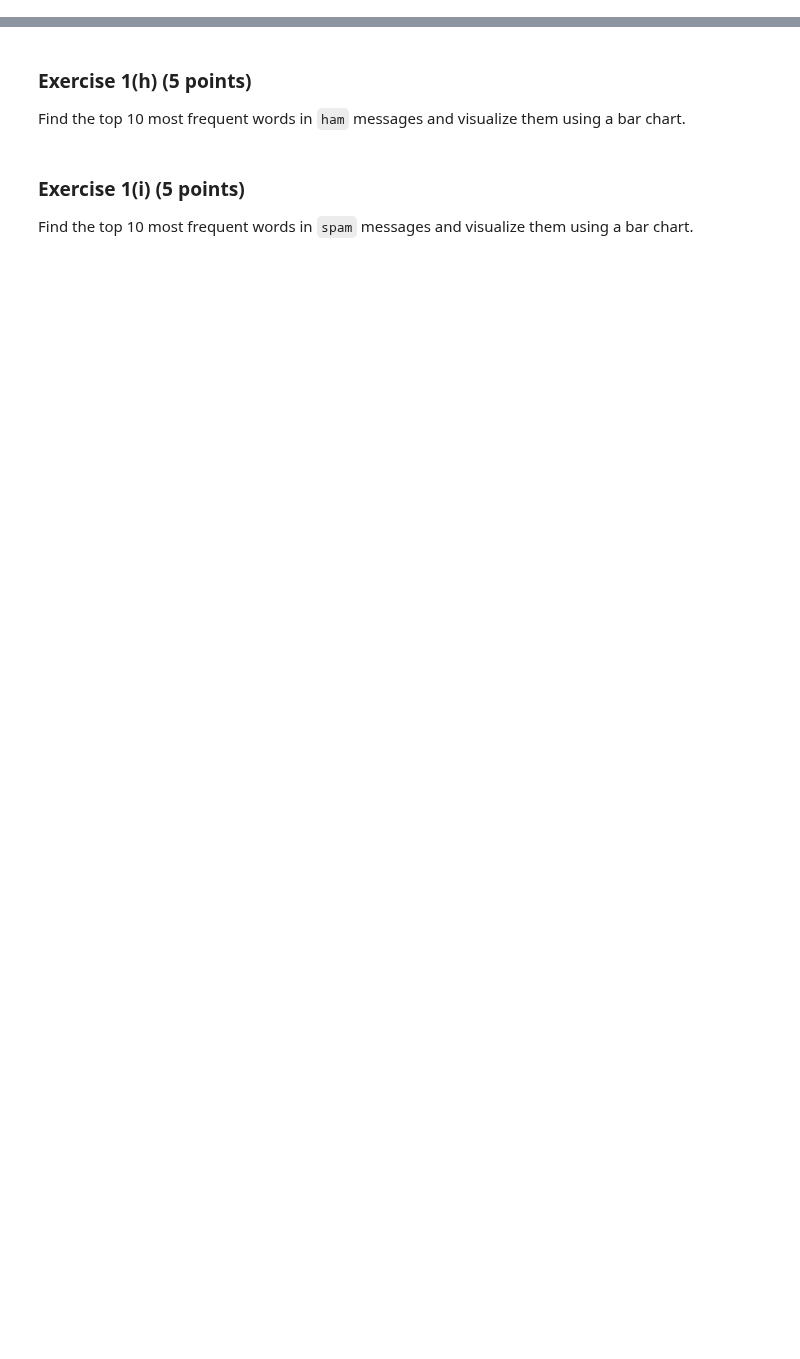
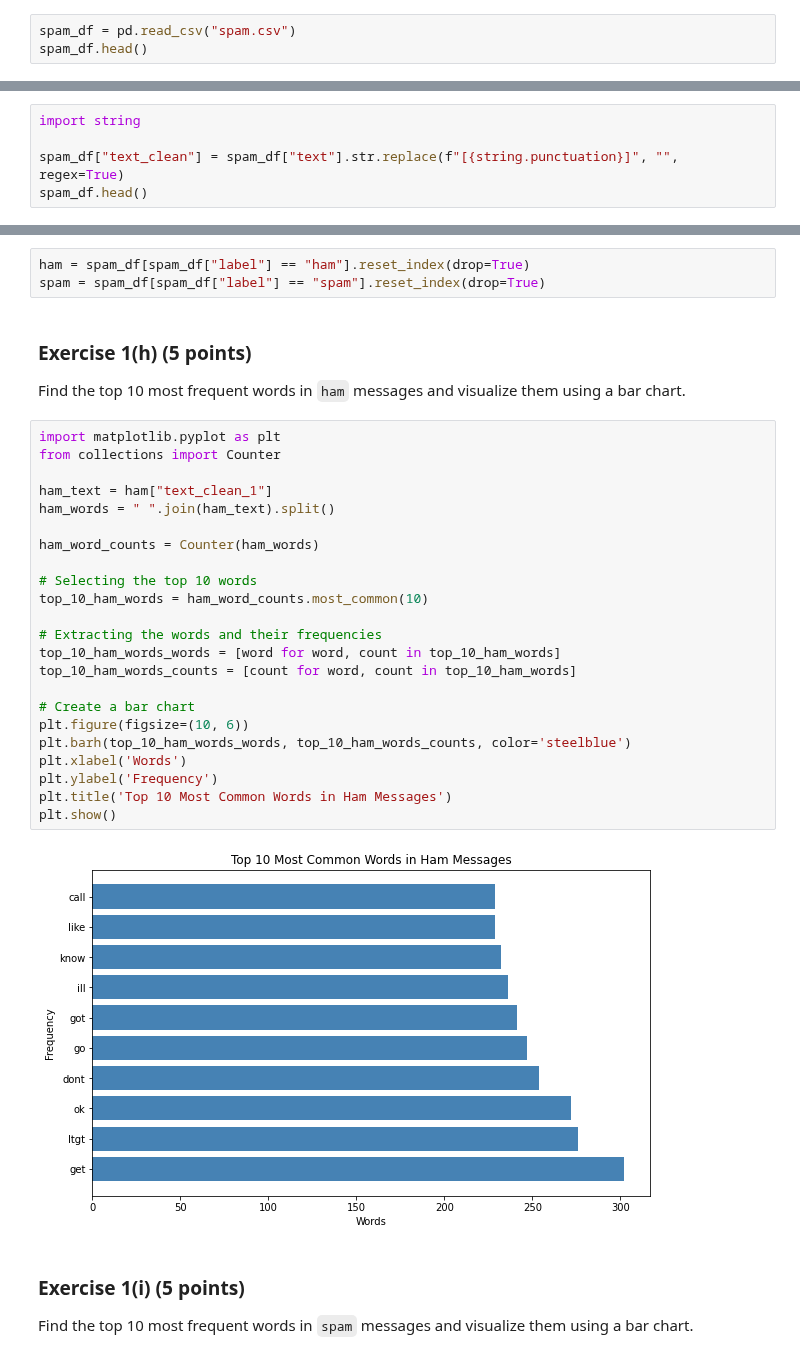
Before and after one commit to Guigoedert77/Data-549-in-Class, a Jupyter notebook: In_Class_4.ipynb, the cells around one changed output, grey strips where cells are left out. Saved outputs shown, nothing was run; the diff lists cells and outputs as text; blank space fills up the shorter version.

```diff
--- a/In_Class_4.ipynb
+++ b/In_Class_4.ipynb
@@ -10,3 +13,6 @@ Load the `pandas` and `numpy` libraries.
 ### Exercise 1(b) (2 points)
 
 Read the `csv` file and create a data-frame called `spam_df`.
+# %%
+spam_df = pd.read_csv("spam.csv")
+spam_df.head()
@@ -22,3 +53,8 @@ Report the frequency table of `label`.
 ### Exercise 1(e) (2 points)
 
 Using the `string` library, remove all the punctuation of the `text` column.
+# %%
+import string
+
+spam_df["text_clean"] = spam_df["text"].str.replace(f"[{string.punctuation}]", "", regex=True)
+spam_df.head()
@@ -34,10 +112,38 @@ pip install nltk
 ### Exercise 1(g) (3 points)
 
 Split the `spam_df` based on `label` into two data-frames called: `ham` and `spam`.
+# %%
+ham = spam_df[spam_df["label"] == "ham"].reset_index(drop=True)
+spam = spam_df[spam_df["label"] == "spam"].reset_index(drop=True)
 # %% [markdown]
 ### Exercise 1(h) (5 points)
 
 Find the top 10 most frequent words in `ham` messages and visualize them using a bar chart.
+# %%
+import matplotlib.pyplot as plt
+from collections import Counter
+
+ham_text = ham["text_clean_1"]
+ham_words = " ".join(ham_text).split()
+
+ham_word_counts = Counter(ham_words)
+
+# Selecting the top 10 words
+top_10_ham_words = ham_word_counts.most_common(10)
+
+# Extracting the words and their frequencies
+top_10_ham_words_words = [word for word, count in top_10_ham_words]
+top_10_ham_words_counts = [count for word, count in top_10_ham_words]
+
+# Create a bar chart
+plt.figure(figsize=(10, 6))
+plt.barh(top_10_ham_words_words, top_10_ham_words_counts, color='steelblue')
+plt.xlabel('Words')
+plt.ylabel('Frequency')
+plt.title('Top 10 Most Common Words in Ham Messages')
+plt.show()
+# %% [output]
+[figure, added]
 # %% [markdown]
 ### Exercise 1(i) (5 points)
 
```
Also changed, not shown: parts of 8 cells of this notebook.
